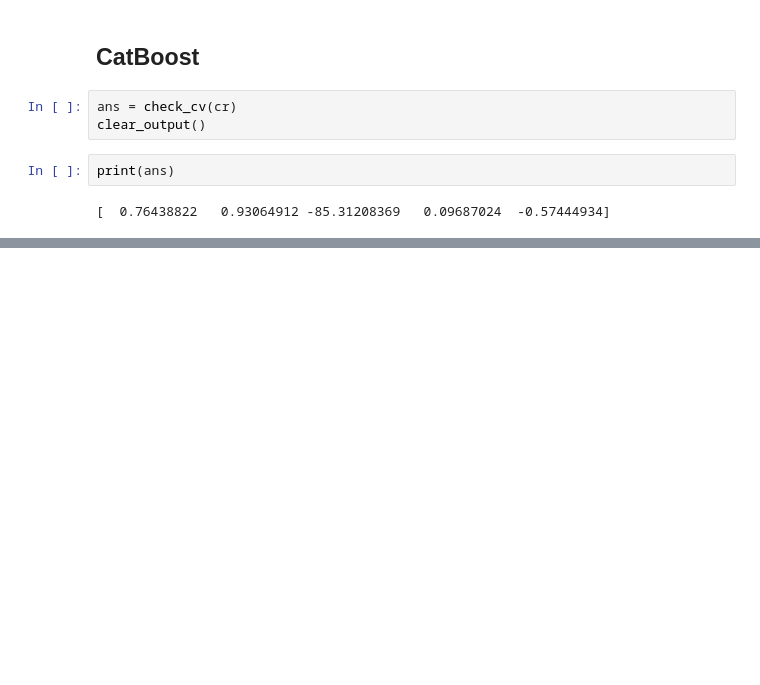
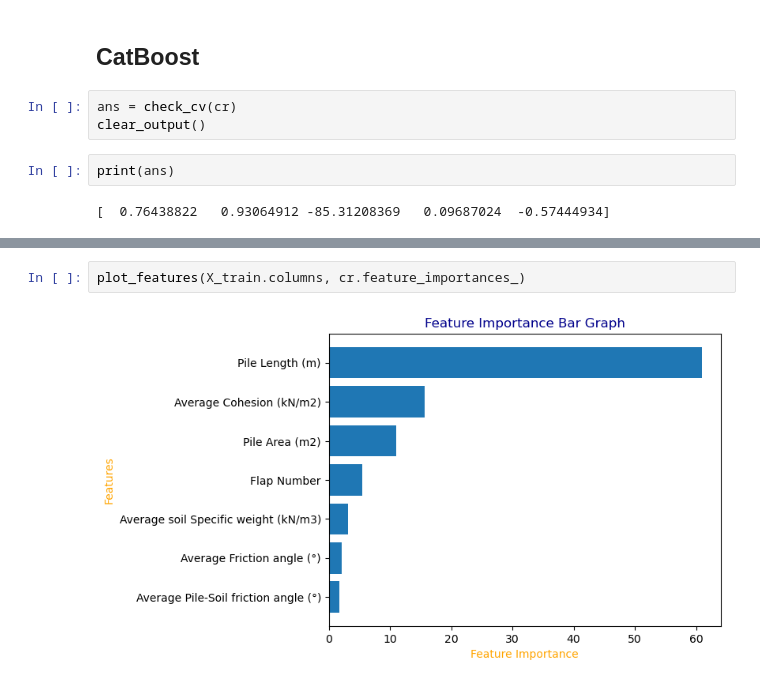
Before and after one commit to oitik/Machine_learning, a Jupyter notebook: pile-load-predicts.ipynb, the cells around one changed output, grey strips where cells are left out. Saved outputs shown, nothing was run; the diff lists cells and outputs as text; blank space fills up the shorter version.

```diff
--- a/pile-load-predicts.ipynb
+++ b/pile-load-predicts.ipynb
@@ -477,0 +503,4 @@ print(ans)
+# %%
+plot_features(X_train.columns, cr.feature_importances_)
+# %% [output]
+[figure, added]
```
Also changed, not shown: parts of 29 cells of this notebook.
